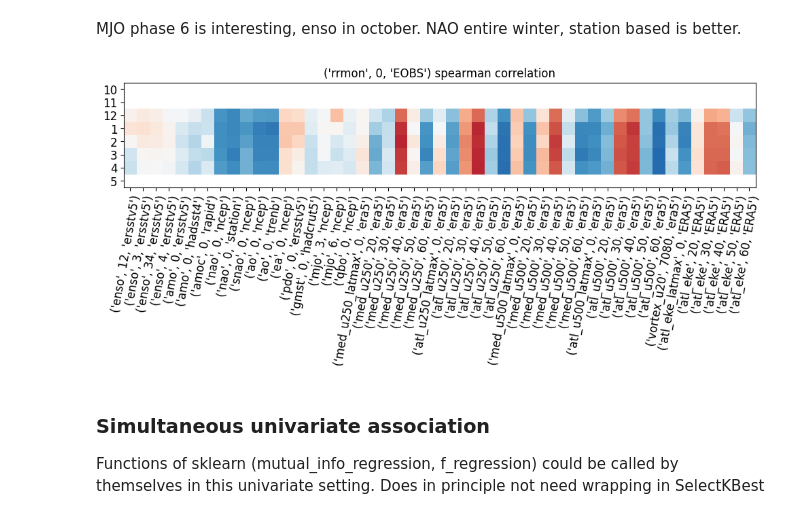
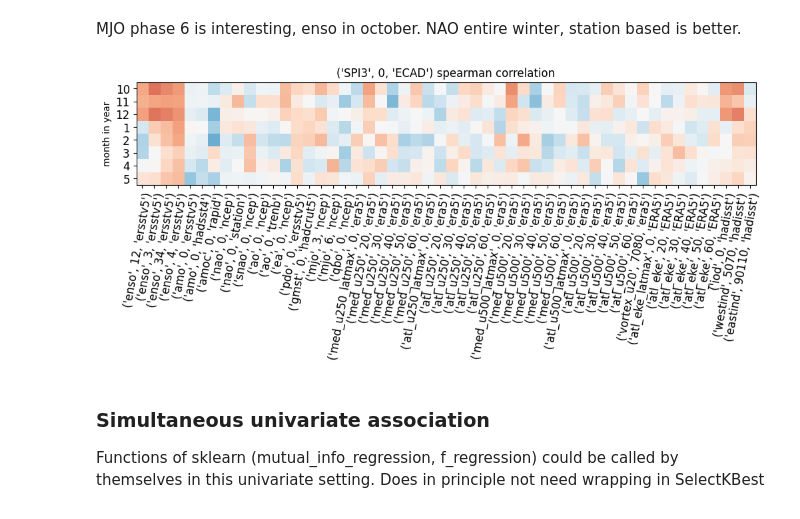
Before and after one commit to chiemvs/Medley, a Jupyter notebook: notebooks/Temporal_exploration.ipynb, the cells around one changed output. Cells and saved outputs as stored; diff of their text form; code cells hidden in the pictures.

```diff
--- a/notebooks/Temporal_exploration.ipynb
+++ b/notebooks/Temporal_exploration.ipynb
@@ -179,35 +156,36 @@ plt.show()
 # %% [markdown]
 MJO phase 6 is interesting, enso in october. NAO entire winter, station based is better.
-# %%
-# Plotting correlations for multiple months aggregation, starting november
-#corwith = ('gmst',0,'hadcrut5')
-corwith = ('rrmon',0,'EOBS')
-othervars = exampledf.columns.drop(corwith)
-startmonth = 12
-endmonths = [12,1,2,3,4]
-corrcoefs = xr.DataArray(np.full((len(months),len(othervars)),np.nan), dims = ('month','variables'),
-                        coords = {'month':months, 'variables':othervars}, name = 'spearmanr')
-for month in endmonths:
-    monthly = simultaneous_resample(combined = df.join(target), firstmonth = startmonth, lastmonth = month, average = True)
-    for var in othervars:
-        dat = monthly.loc[:,[var,corwith]].dropna(how = 'any')
-        corrcoefs.loc[month,var] = spearmanr(dat[var],dat[corwith])[0]
-# %%
-fig, ax = plt.subplots(figsize = (12,2))
-im = ax.imshow(corrcoefs.values, vmin = -1, vmax = 1, cmap = 'RdBu_r', aspect = 'auto')
-
-# Show all ticks and label them with the respective list entries
-ax.set_xticks(np.arange(corrcoefs.shape[1]))
-ax.set_xticklabels(corrcoefs.indexes['variables'].to_flat_index().values, size = 12)
-ax.set_yticks(np.arange(corrcoefs.shape[0]))
-ax.set_yticklabels(corrcoefs.indexes['month'].values, size = 12)
-ax.set_title(f'{corwith} spearman correlation')
-
-plt.setp(ax.get_xticklabels(), rotation=80, ha="right",
-         rotation_mode="anchor")
-plt.show()
-# %% [output]
-[figure, removed]
+# %%
+target2 = target2.loc['1980':,]
+# %%
+Xres, yres, _ = simultaneous_resample(X = df, y = target2, firstmonth = 1, lastmonth = 1, average = False)
+# Plotting correlations per month, single months
+months = [10,11,12,1,2,3,4,5]
+othervars = Xres.columns
+corrcoefs = xr.DataArray(np.full((len(months),len(othervars)),np.nan), dims = ('month','variables'),
+                        coords = {'month':months, 'variables':othervars}, name = 'spearmanr')
+for month in months:
+    Xres, yres, _ = simultaneous_resample(X = df, y = target2, firstmonth = month, lastmonth = month, average = False)
+    for var in othervars:
+        dat = Xres.loc[:,[var]].join(yres, how = 'inner').dropna(how = 'any')
+        corrcoefs.loc[month,var] = spearmanr(dat)[0]
+# %%
+fig, ax = plt.subplots(figsize = (12,2))
+im = ax.imshow(corrcoefs.values, vmin = -1, vmax = 1, cmap = 'RdBu_r', aspect = 'auto')
+
+# Show all ticks and label them with the respective list entries
+ax.set_xticks(np.arange(corrcoefs.shape[1]))
+ax.set_xticklabels(corrcoefs.indexes['variables'].to_flat_index().values, size = 12)
+ax.set_yticks(np.arange(corrcoefs.shape[0]))
+ax.set_yticklabels(corrcoefs.indexes['month'].values, size = 12)
+ax.set_title(f'{target2.columns[0]} spearman correlation')
+ax.set_ylabel('month in year')
+
+plt.setp(ax.get_xticklabels(), rotation=80, ha="right",
+         rotation_mode="anchor")
+plt.show()
+# %% [output]
+[figure, added]
 # %% [markdown]
 ### Simultaneous univariate association
 Functions of sklearn (mutual_info_regression, f_regression) could be called by themselves in this univariate setting. Does in principle not need wrapping in SelectKBest
```
Also changed, not shown: parts of 17 cells of this notebook, 10 other files.
